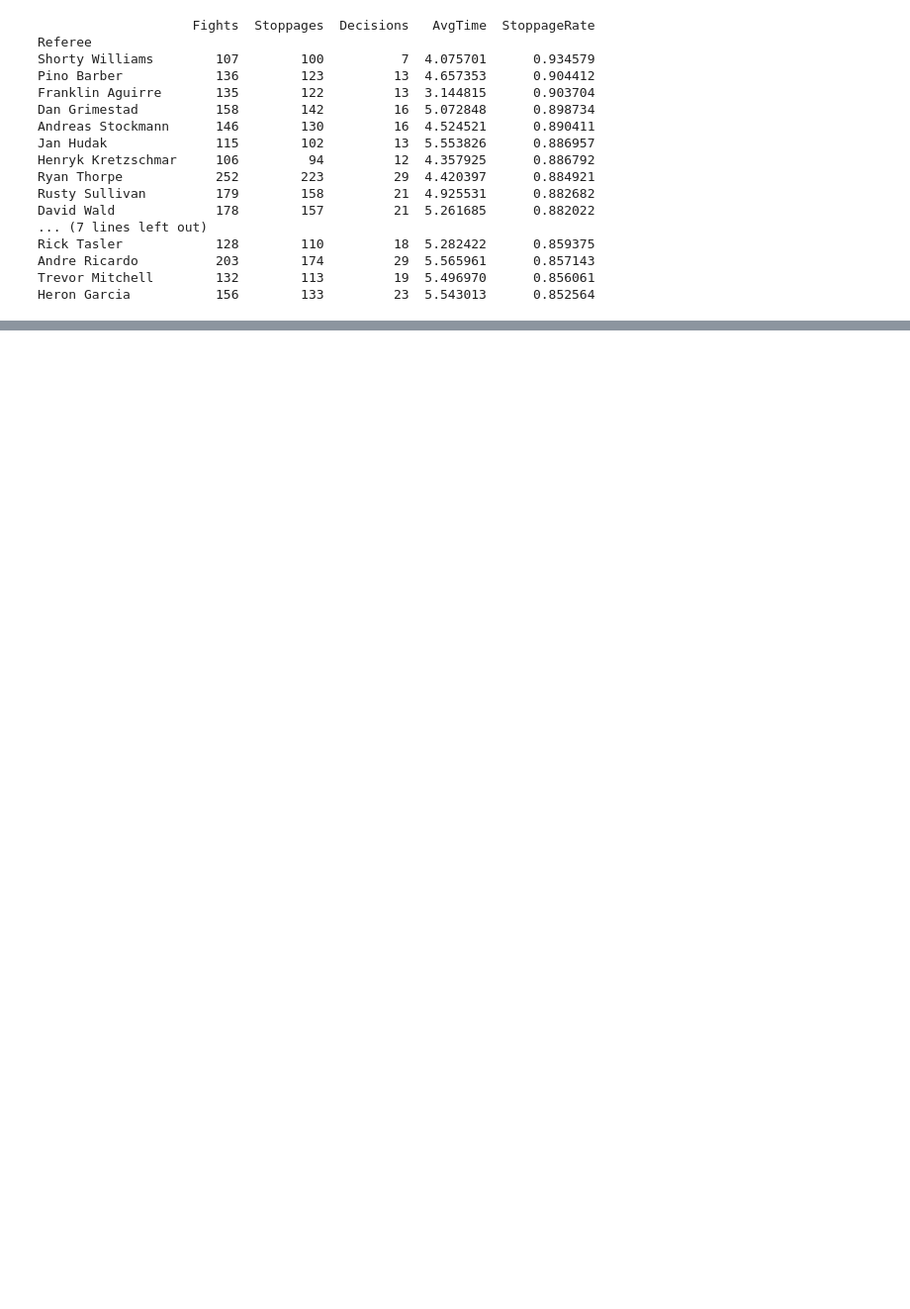
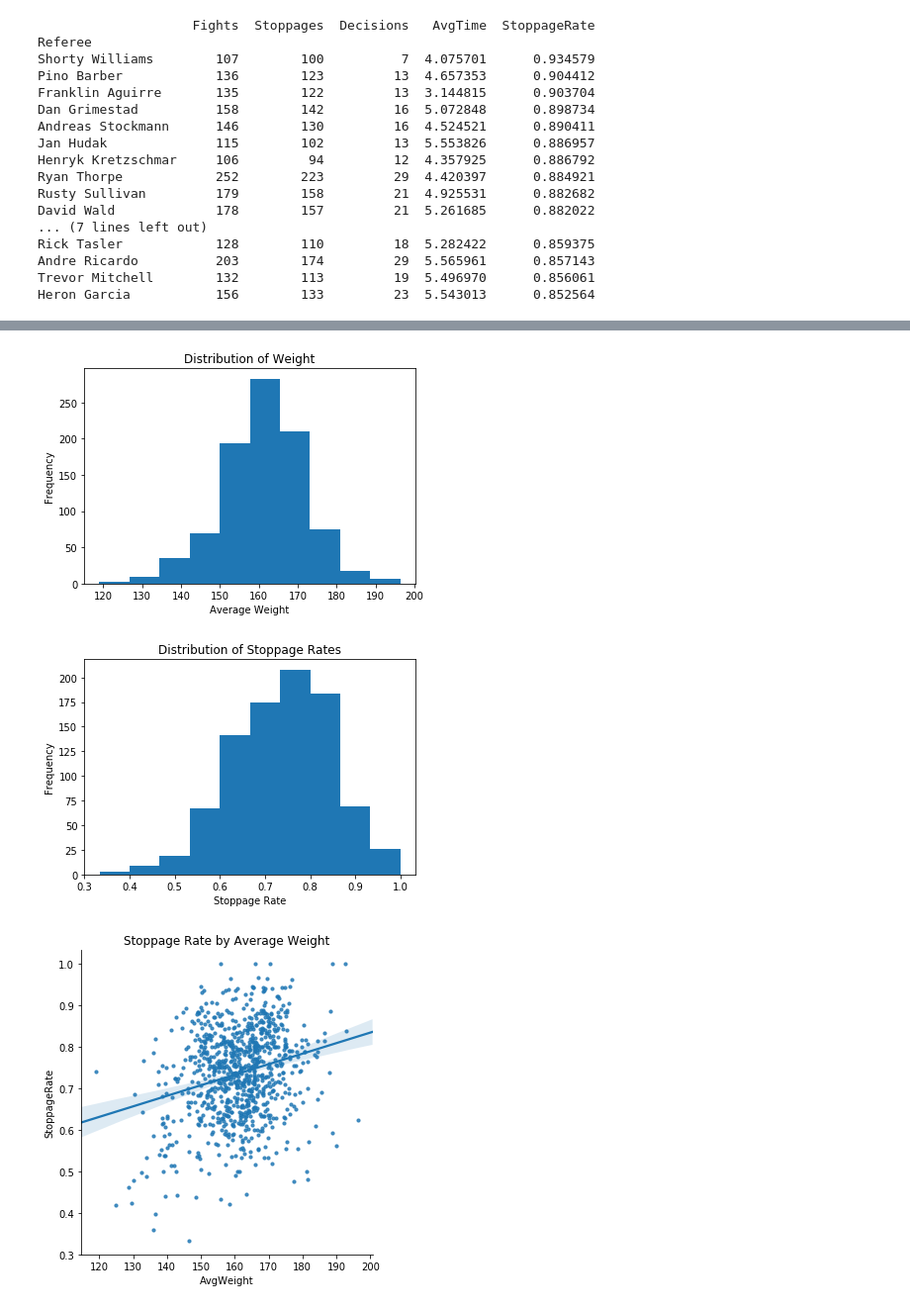
Before and after one commit to elfudge35/Capstone1, a Jupyter notebook: Capstone1Temp.ipynb, the cells around one changed output, grey strips where cells are left out. Shown at 99% size. Drawn from its saved outputs; the diff is of its cells as text; code cells hidden in the pictures; blank space fills up the shorter version.

```diff
--- a/Capstone1Temp.ipynb
+++ b/Capstone1Temp.ipynb
@@ -231,3 +274,9 @@ Rick Tasler            128        110         18  5.282422      0.859375
 Andre Ricardo          203        174         29  5.565961      0.857143
 Trevor Mitchell        132        113         19  5.496970      0.856061
 Heron Garcia           156        133         23  5.543013      0.852564
+# %%
+refereeweight = pd.pivot_table(df[(df['WeightClass'] > '100') & (df['WeightClass'] != 'N/A')], index='Referee', values=['TotalTime', 'Stoppage', 'Decision', 'Weight'], aggfunc=[len, np.mean, np.sum])
+refereeweight = refereeweight.loc[:, [('len', 'Decision'), ('sum','Stoppage'), ('sum','Decision'), ('mean','Weight')]]
+refereeweight.columns = ('Fights', 'Stoppages', 'Decisions', 'AvgWeight')
+refereeweight = refereeweight.loc[:, ['AvgWeight']]
+print(refereeweight.sort_values(by=['AvgWeight'], ascending=False).head(10))
@@ -233,0 +296,5 @@ Heron Garcia           156        133         23  5.543013      0.852564
+# %%
+ref_summary_plus = pd.concat([ref_summary, refereeweight], axis=1, sort=True).sort_values(by=['StoppageRate'], ascending=False)
+ref_summary_plus = ref_summary_plus[(ref_summary_plus.Fights>25)]
+print(ref_summary_plus.head())
+ref_summary_plus.to_csv('ref_summary_plus.csv')
@@ -233,0 +315,20 @@ Heron Garcia           156        133         23  5.543013      0.852564
+# %%
+plt.hist(ref_summary_plus['AvgWeight'], bins=10)
+plt.title('Distribution of Weight')
+plt.xlabel('Average Weight')
+plt.ylabel('Frequency')
+plt.show()
+
+plt.hist(ref_summary_plus['StoppageRate'], bins=10)
+plt.title('Distribution of Stoppage Rates')
+plt.xlabel('Stoppage Rate')
+plt.ylabel('Frequency');
+plt.show()
+
+sns.lmplot(x='AvgWeight', y='StoppageRate', data=ref_summary_plus, scatter_kws={"s": 10})
+plt.title('Stoppage Rate by Average Weight')
+plt.show()
+# %% [output]
+[figure, added]
+[figure, added]
+[figure, added]
```
Also changed, not shown: parts of 30 cells of this notebook.
